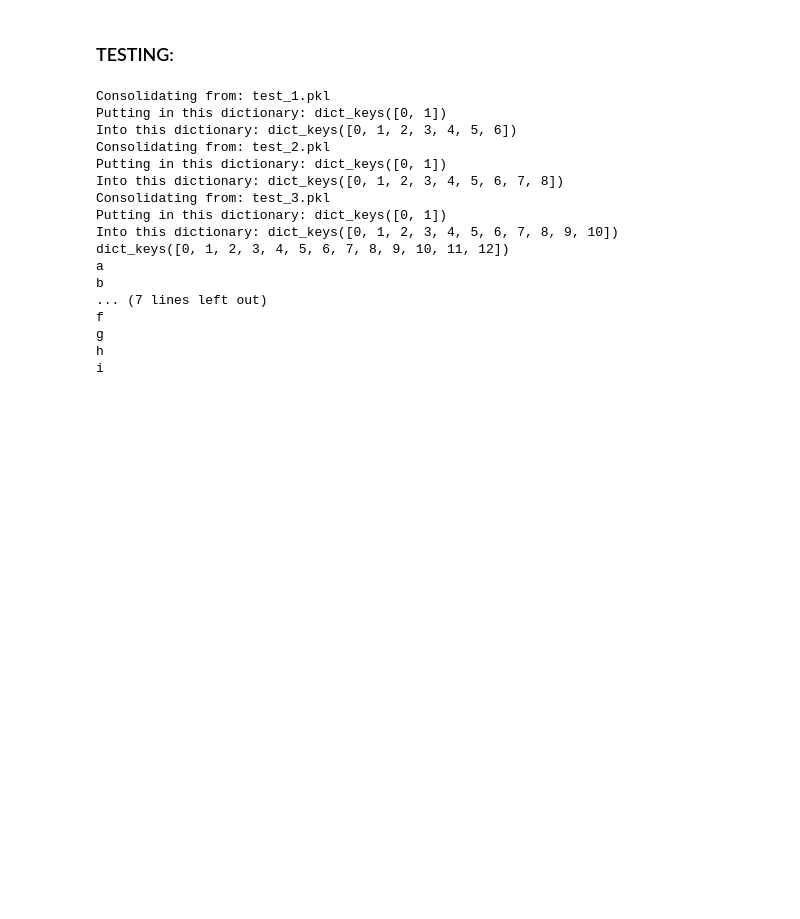
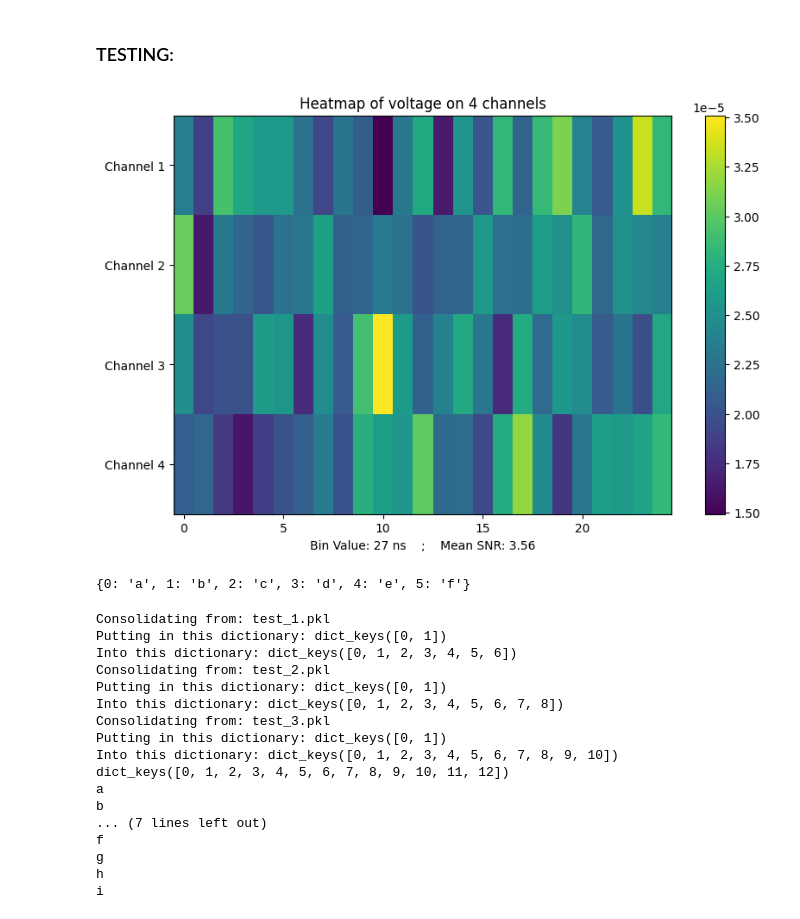
Before and after one commit to SuedIsProgramming/RNO-G-CNN, a Jupyter notebook: function_testing/function_testing.ipynb, the cells around one changed output. Saved outputs shown, nothing was run; the diff lists cells and outputs as text; code cells hidden in the pictures; blank space fills up the shorter version.

```diff
--- a/function_testing/function_testing.ipynb
+++ b/function_testing/function_testing.ipynb
@@ -269,6 +269,29 @@ def plot_raw(event):
 # event = [ [ [time1, voltage1], [time2, voltage2], ... ], ... ]
 # %% [markdown]
 ### TESTING:
+# %%
+# For image plotting!
+
+with open('/data/i3home/ssued/RNOGCnn/CNN_steps/eventdata/eventbatch.pkl', 'rb') as file:
+    event_dict = pickle.load(file)
+
+event = event_dict[0]
+
+plot_image(event)
+# %% [output]
+[figure, added]
+# %%
+dict = {0:'a',1:'b',2:'c',3:'d'}
+dict_in = {0:'e',1:'f'}
+
+start_i = max(dict.keys())
+
+for k, v in dict_in.items():
+    dict[start_i + k + 1] = v
+
+print(dict)
+# %% [output]
+{0: 'a', 1: 'b', 2: 'c', 3: 'd', 4: 'e', 5: 'f'}
 # %%
 import os
 import sys
```
Also changed, not shown: parts of 2 cells of this notebook, 10 other files.
